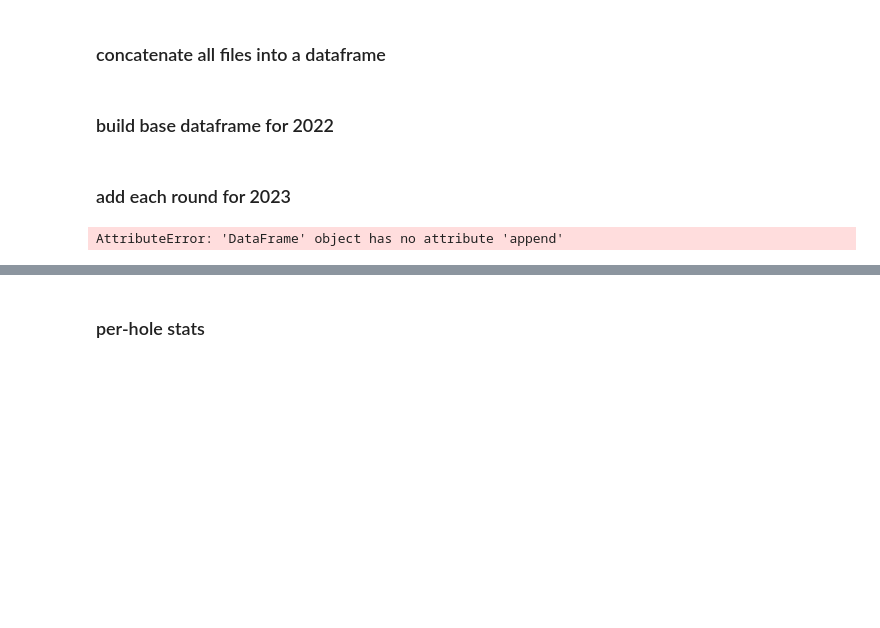
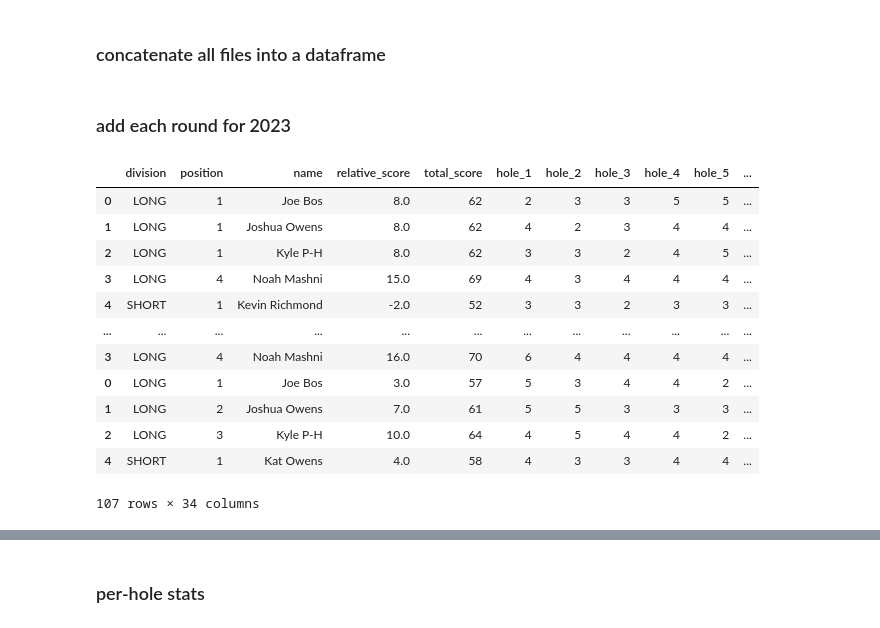
Before and after one commit to cha-duh/bde-data, a Jupyter notebook: league-calculator.ipynb, the cells around one changed output, grey strips where cells are left out. Drawn from its saved outputs; the diff is of its cells as text; code cells hidden in the pictures; blank space fills up the shorter version.

```diff
--- a/league-calculator.ipynb
+++ b/league-calculator.ipynb
@@ -113,4 +72,2 @@ def calculate_target_stroke_count(rating, sse):
 # %% [markdown]
 ### concatenate all files into a dataframe
-# %% [markdown]
-### build base dataframe for 2022
@@ -128,8 +83,22 @@ for filename in csv_files:
 #         newdf['course'] =
 #     else:
 #         newdf['course'] = random.choice(['shmo_s','mbog_s','romo_s'])
-    df = df.concat(newdf)
+    df = pd.concat([df, newdf])
 df = df.sort_values('date')
 # df['course'] = df['date'].map(courses2022)
-# %% [output]
-AttributeError: 'DataFrame' object has no attribute 'append'
+# %%
+df
+# %% [output]
+|  | division | position | name | relative_score | total_score | hole_1 | hole_2 | hole_3 | hole_4 | hole_5 | ... |
+| 0 | LONG | 1 | Joe Bos | 8.0 | 62 | 2 | 3 | 3 | 5 | 5 | ... |
+| 1 | LONG | 1 | Joshua Owens | 8.0 | 62 | 4 | 2 | 3 | 4 | 4 | ... |
+| 2 | LONG | 1 | Kyle P-H | 8.0 | 62 | 3 | 3 | 2 | 4 | 5 | ... |
+| 3 | LONG | 4 | Noah Mashni | 15.0 | 69 | 4 | 3 | 4 | 4 | 4 | ... |
+| 4 | SHORT | 1 | Kevin Richmond | -2.0 | 52 | 3 | 3 | 2 | 3 | 3 | ... |
+| ... | ... | ... | ... | ... | ... | ... | ... | ... | ... | ... | ... |
+| 3 | LONG | 4 | Noah Mashni | 16.0 | 70 | 6 | 4 | 4 | 4 | 4 | ... |
+| 0 | LONG | 1 | Joe Bos | 3.0 | 57 | 5 | 3 | 4 | 4 | 2 | ... |
+| 1 | LONG | 2 | Joshua Owens | 7.0 | 61 | 5 | 5 | 3 | 3 | 3 | ... |
+| 2 | LONG | 3 | Kyle P-H | 10.0 | 64 | 4 | 5 | 4 | 4 | 2 | ... |
+| 4 | SHORT | 1 | Kat Owens | 4.0 | 58 | 4 | 3 | 3 | 4 | 4 | ... |
+107 rows × 34 columns
```
Also changed, not shown: parts of 22 cells of this notebook, 3 other files.
